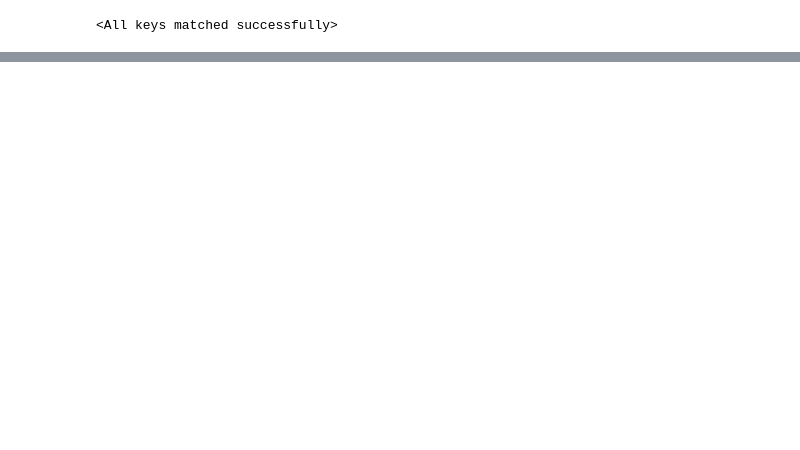
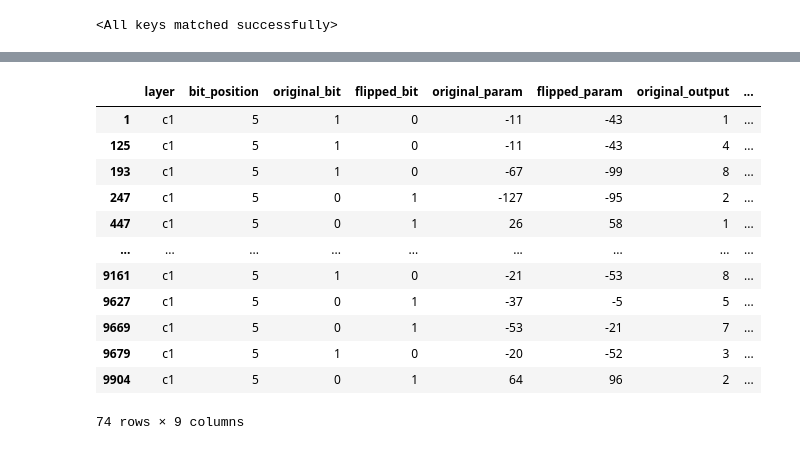
Before and after one commit to zlpkhr/lenet, a Jupyter notebook: lenet.ipynb, the cells around one changed output, grey strips where cells are left out. Drawn from its saved outputs; the diff is of its cells as text; code cells hidden in the pictures; blank space fills up the shorter version.

```diff
--- a/lenet.ipynb
+++ b/lenet.ipynb
@@ -331,0 +532,18 @@ df[df["bit_position"] == 8]
+# %%
+c1_5_errors_df = df_c1_5[df_c1_5["original_output"] != df_c1_5["flipped_output"]]
+
+c1_5_errors_df
+# %% [output]
+|  | layer | bit_position | original_bit | flipped_bit | original_param | flipped_param | original_output | ... |
+| 1 | c1 | 5 | 1 | 0 | -11 | -43 | 1 | ... |
+| 125 | c1 | 5 | 1 | 0 | -11 | -43 | 4 | ... |
+| 193 | c1 | 5 | 1 | 0 | -67 | -99 | 8 | ... |
+| 247 | c1 | 5 | 0 | 1 | -127 | -95 | 2 | ... |
+| 447 | c1 | 5 | 0 | 1 | 26 | 58 | 1 | ... |
+| ... | ... | ... | ... | ... | ... | ... | ... | ... |
+| 9161 | c1 | 5 | 1 | 0 | -21 | -53 | 8 | ... |
+| 9627 | c1 | 5 | 0 | 1 | -37 | -5 | 5 | ... |
+| 9669 | c1 | 5 | 0 | 1 | -53 | -21 | 7 | ... |
+| 9679 | c1 | 5 | 1 | 0 | -20 | -52 | 3 | ... |
+| 9904 | c1 | 5 | 0 | 1 | 64 | 96 | 2 | ... |
+74 rows × 9 columns
```
Also changed, not shown: parts of 22 cells of this notebook, 4 other files.
